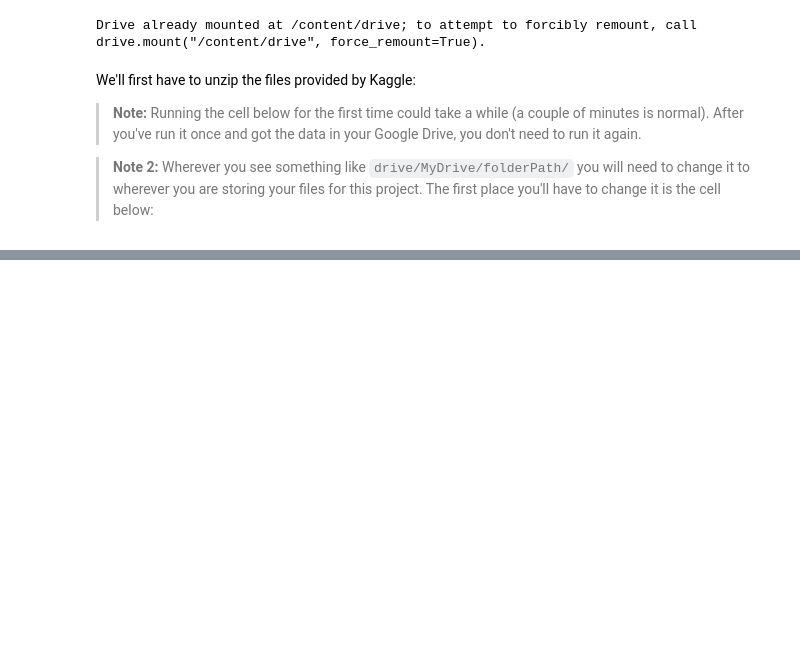
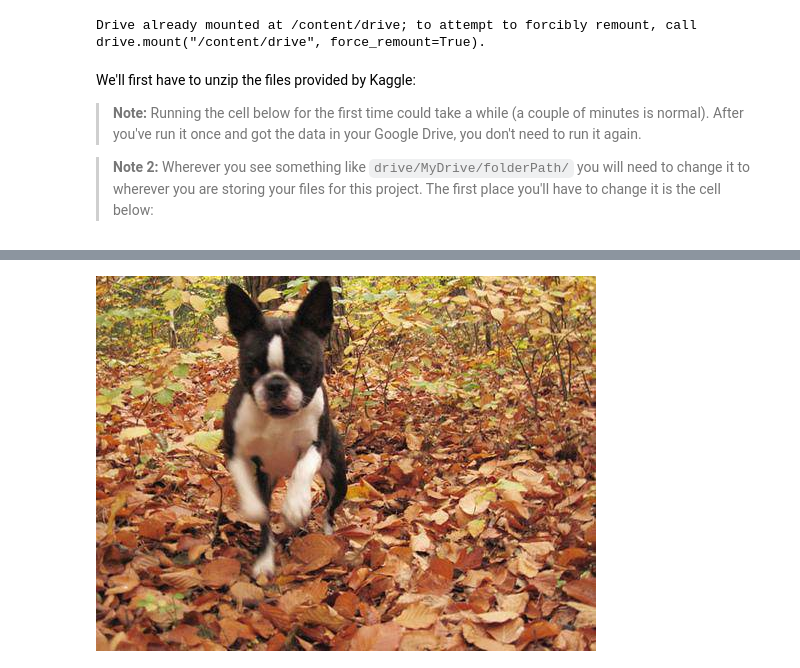
Before and after one commit to Insidiae/ztm-machine-learning, a Jupyter notebook: 7_deep_learning_neural_networks_tensorflow_2/dog_vision.ipynb, the cells around one changed output, grey strips where cells are left out. Saved outputs shown, nothing was run; the diff lists cells and outputs as text; code cells hidden in the pictures; blank space fills up the shorter version.

```diff
--- a/7_deep_learning_neural_networks_tensorflow_2/dog_vision.ipynb
+++ b/7_deep_learning_neural_networks_tensorflow_2/dog_vision.ipynb
@@ -77,0 +122,5 @@ We'll first have to unzip the files provided by Kaggle:
+# %%
+from IPython.display import display, Image
+Image("drive/MyDrive/ZTM-MLCourse/train/000bec180eb18c7604dcecc8fe0dba07.jpg")
+# %% [output]
+[figure, added]
```
Also changed, not shown: parts of 58 cells of this notebook.
